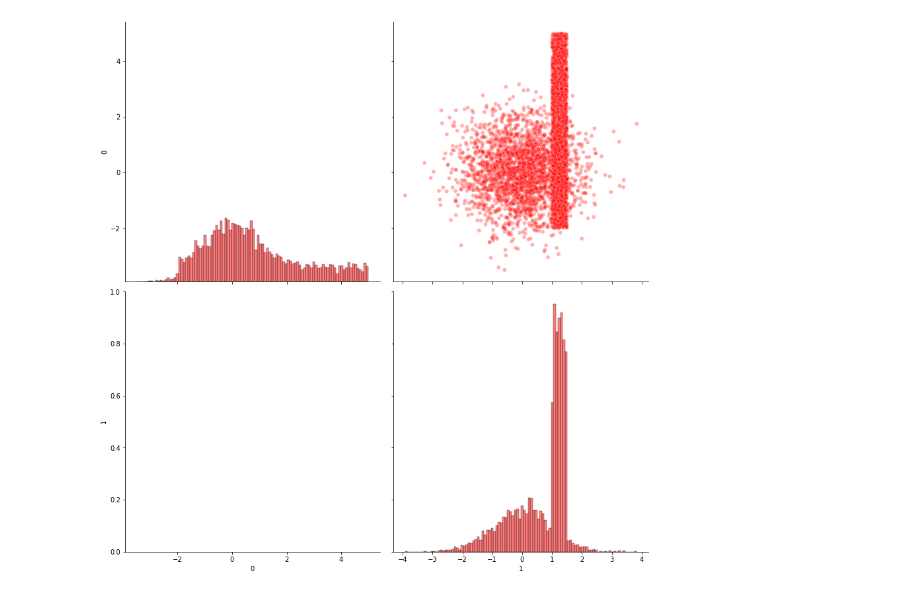
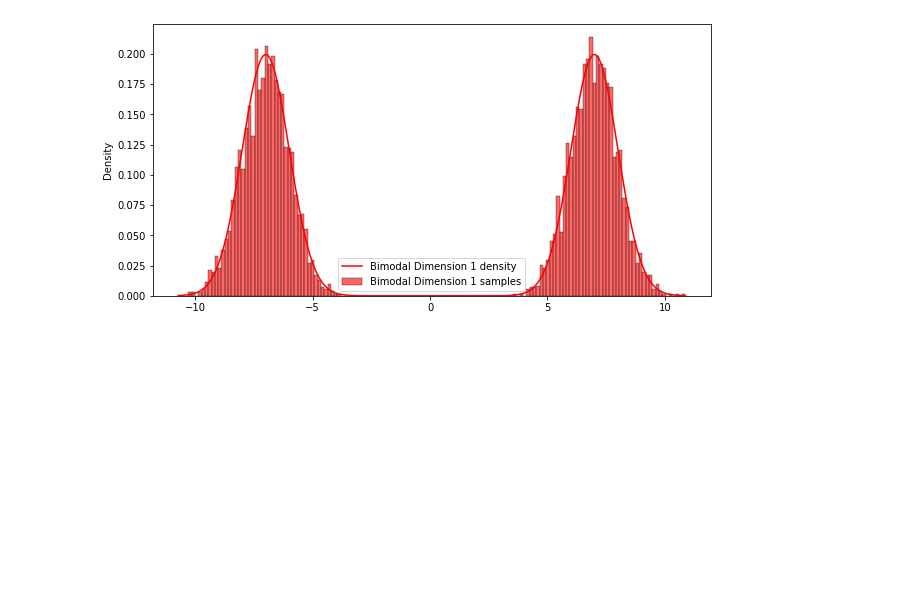
Before and after one commit to ElouanARGOUARCH/Discretely-Indexed-Flows, a Jupyter notebook: experiments/[DONE] DIF_DENSITY_ESTIMATOR.ipynb, the cells around one changed output. Saved outputs shown, nothing was run; the diff lists cells and outputs as text; code cells hidden in the pictures; blank space fills up the shorter version.

```diff
--- a/experiments/[DONE] DIF_DENSITY_ESTIMATOR.ipynb
+++ b/experiments/[DONE] DIF_DENSITY_ESTIMATOR.ipynb
@@ -16,11 +13,11 @@ The autoreload extension is already loaded. To reload it, use:
 # %%
-example = "Multimodal Dimension 1"
+example = "Bimodal Dimension 1"
 num_samples = 10000
 target = Target(example, num_samples)
 target.target_visual()
 p, target_log_density, target_samples = target.get_target()
 # %% [output]
-[figure, old version]
+[figure, new version]
 # %%
 num_samples = target_samples.shape[0]
 epochs = 100
```
Also changed, not shown: parts of 6 cells of this notebook, 13 other files.
